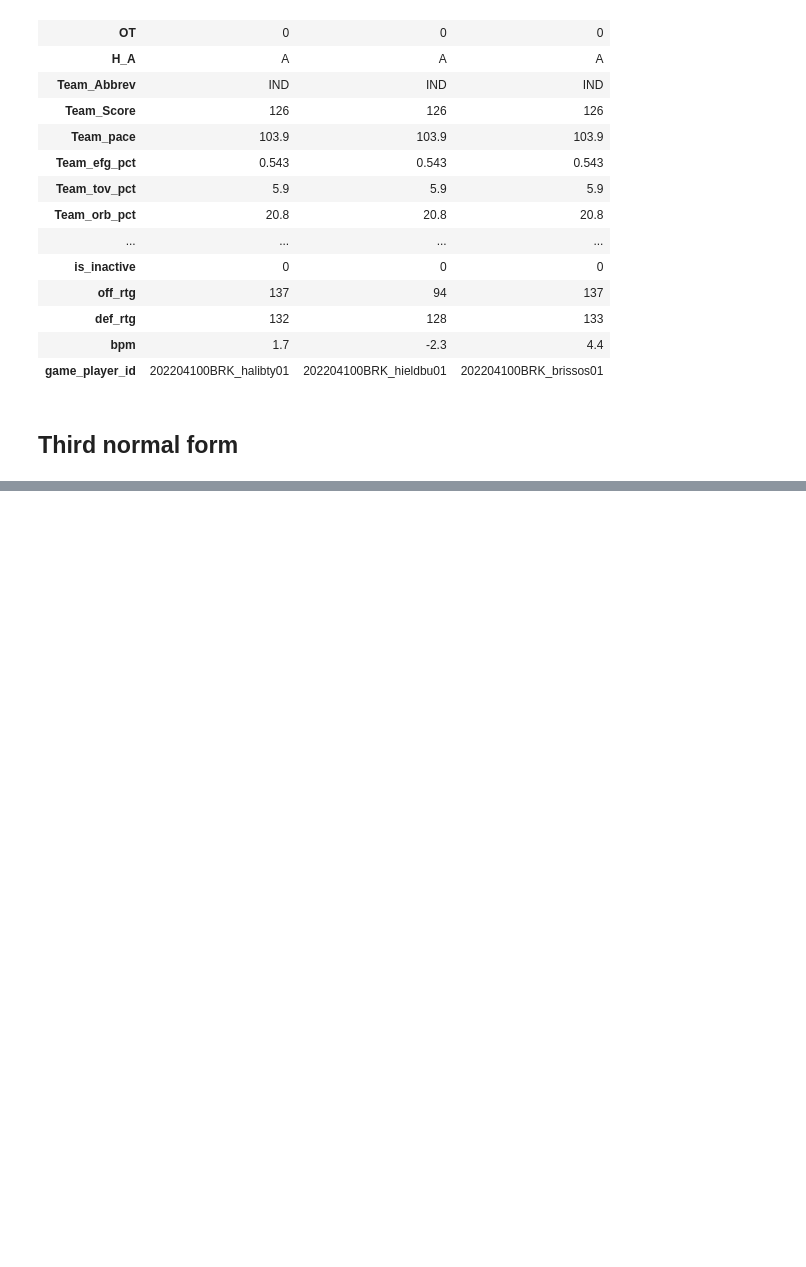
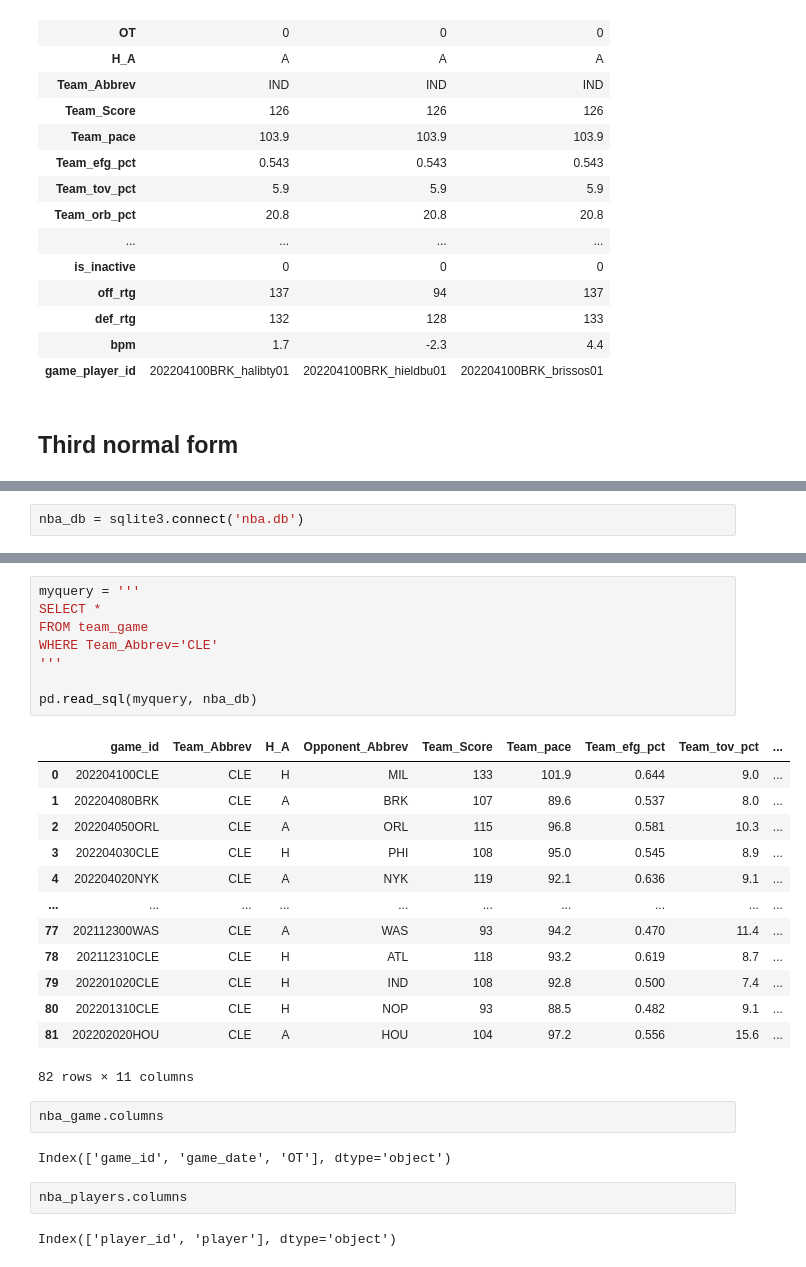
Before and after one commit to beauleblond/contrans, a Jupyter notebook: examples/nba_example.ipynb, the cells around one changed output, grey strips where cells are left out. Saved outputs shown, nothing was run; the diff lists cells and outputs as text; blank space fills up the shorter version.

Commit message:
added nba SQlite nba db

```diff
--- a/examples/nba_example.ipynb
+++ b/examples/nba_example.ipynb
@@ -122,0 +234,2 @@ Each of these will get a separate table
+# %%
+nba_db = sqlite3.connect('nba.db')
@@ -122,0 +243,30 @@ Each of these will get a separate table
+# %%
+myquery = '''
+SELECT *
+FROM team_game
+WHERE Team_Abbrev='CLE'
+'''
+
+pd.read_sql(myquery, nba_db)
+# %% [output]
+|  | game_id | Team_Abbrev | H_A | Opponent_Abbrev | Team_Score | Team_pace | Team_efg_pct | Team_tov_pct | ... |
+| 0 | 202204100CLE | CLE | H | MIL | 133 | 101.9 | 0.644 | 9.0 | ... |
+| 1 | 202204080BRK | CLE | A | BRK | 107 | 89.6 | 0.537 | 8.0 | ... |
+| 2 | 202204050ORL | CLE | A | ORL | 115 | 96.8 | 0.581 | 10.3 | ... |
+| 3 | 202204030CLE | CLE | H | PHI | 108 | 95.0 | 0.545 | 8.9 | ... |
+| 4 | 202204020NYK | CLE | A | NYK | 119 | 92.1 | 0.636 | 9.1 | ... |
+| ... | ... | ... | ... | ... | ... | ... | ... | ... | ... |
+| 77 | 202112300WAS | CLE | A | WAS | 93 | 94.2 | 0.470 | 11.4 | ... |
+| 78 | 202112310CLE | CLE | H | ATL | 118 | 93.2 | 0.619 | 8.7 | ... |
+| 79 | 202201020CLE | CLE | H | IND | 108 | 92.8 | 0.500 | 7.4 | ... |
+| 80 | 202201310CLE | CLE | H | NOP | 93 | 88.5 | 0.482 | 9.1 | ... |
+| 81 | 202202020HOU | CLE | A | HOU | 104 | 97.2 | 0.556 | 15.6 | ... |
+82 rows × 11 columns
+# %%
+nba_game.columns
+# %% [output]
+Index(['game_id', 'game_date', 'OT'], dtype='object')
+# %%
+nba_players.columns
+# %% [output]
+Index(['player_id', 'player'], dtype='object')
```
Also changed, not shown: parts of 14 cells of this notebook, 3 other files.
